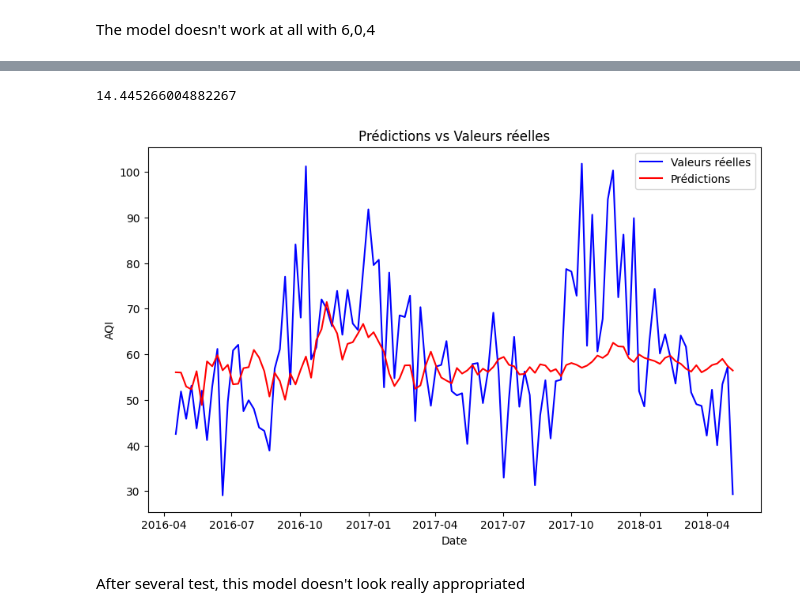
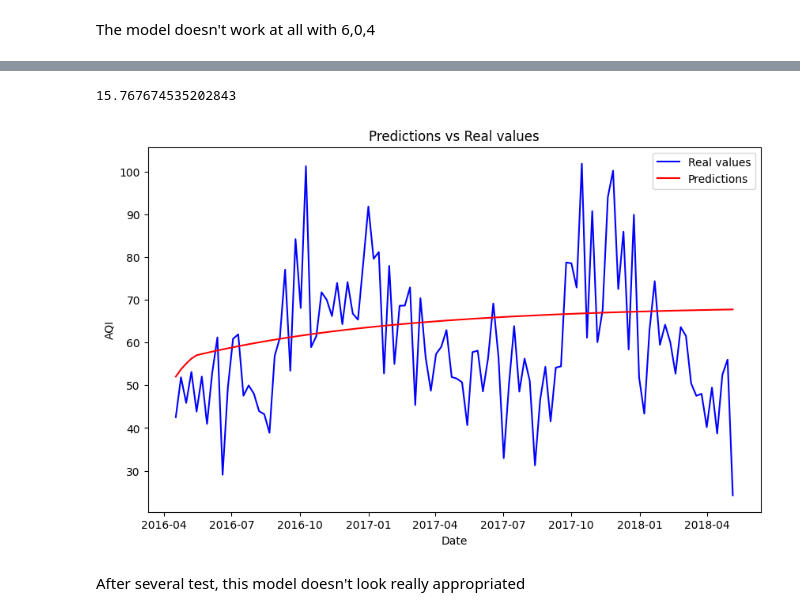
Before and after one commit to AntoBrgt/Capgemini_prueba_2, a Jupyter notebook: Madrid_air_quality.ipynb, the cells around one changed output, grey strips where cells are left out. Saved outputs shown, nothing was run; the diff lists cells and outputs as text; code cells hidden in the pictures.

```diff
--- a/Madrid_air_quality.ipynb
+++ b/Madrid_air_quality.ipynb
@@ -685,7 +682,7 @@ Meilleur RMSE: 14.828969802954461
 The model doesn't work at all with 6,0,4
 # %%
 #I tried to fine tune it and try severals parameters
-model = ARIMA(train_data['aqi'], order=(54, 1, 10))
+model = ARIMA(train_data['aqi'], order=(52, 0, 5))
 model_fit = model.fit()
 model_fit.summary()
 # %% [output]
@@ -731,18 +728,18 @@ rmse = mse ** 0.5
 
 print(rmse)
 # %% [output]
-14.445266004882267
+15.767674535202843
 # %%
 plt.figure(figsize=(10, 6))
-plt.plot(test_data.index, test_data['aqi'], label='Valeurs réelles', color='blue')
-plt.plot(test_data.index, predictions, label='Prédictions', color='red')
-plt.title('Prédictions vs Valeurs réelles')
+plt.plot(test_data.index, test_data['aqi'], label='Real values', color='blue')
+plt.plot(test_data.index, predictions, label='Predictions', color='red')
+plt.title('Predictions vs Real values')
 plt.xlabel('Date')
 plt.ylabel('AQI')
 plt.legend()
 plt.show()
 # %% [output]
-[figure, old version]
+[figure, new version]
 # %% [markdown]
 After several test, this model doesn't look really appropriated
 # %% [markdown]
```
Also changed, not shown: parts of 51 cells of this notebook, 1 other file.
